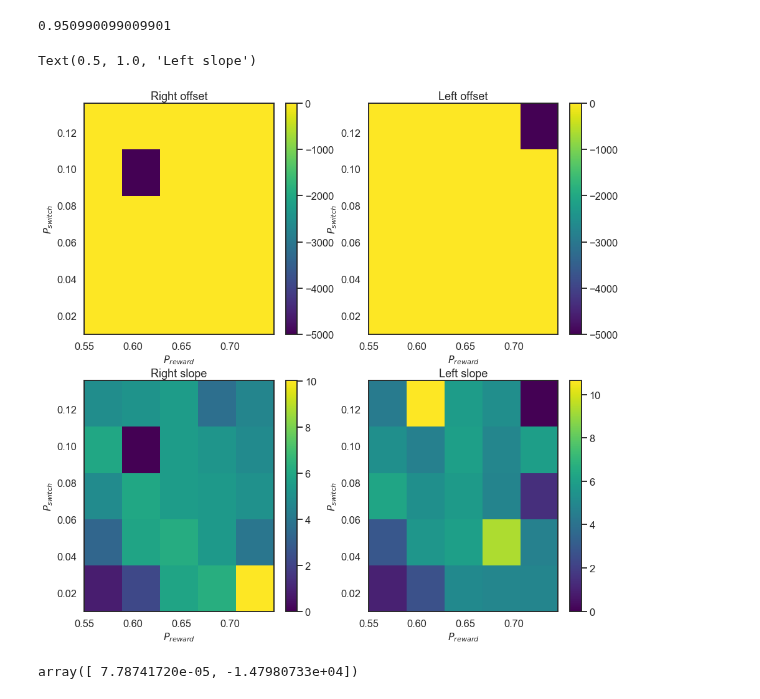
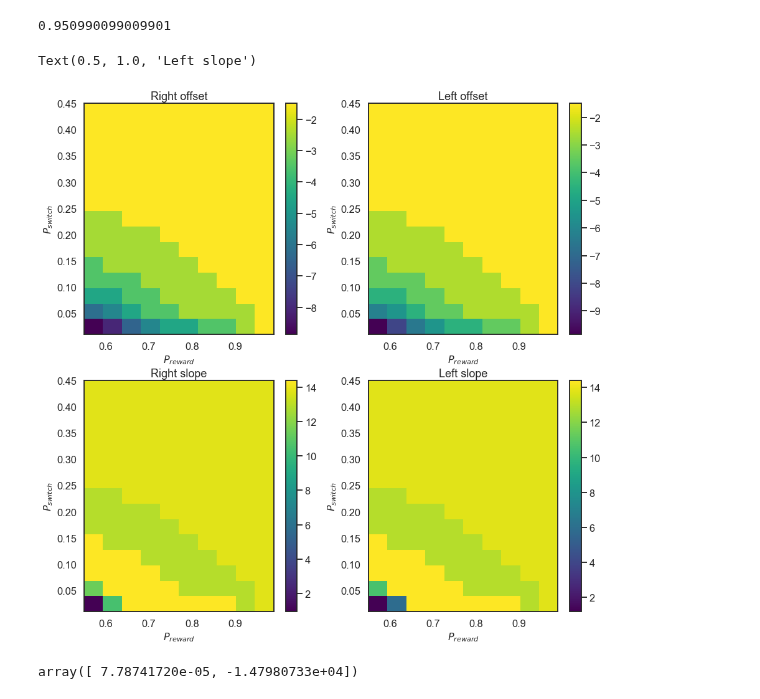
Before and after one commit to nhat-le/switching-simulations, a Jupyter notebook: switchingWorldCharacterization.ipynb, the cells around one changed output. Cells and saved outputs as stored; diff of their text form; code cells hidden in the pictures.

```diff
--- a/switchingWorldCharacterization.ipynb
+++ b/switchingWorldCharacterization.ipynb
@@ -132,8 +146,8 @@ def fit_sigmoidal(choicelst, first_side):
     return pRight, pLeft
 # %%
 np.random.seed(0)
-pswitchlst = np.linspace(0.01, 0.45, 15)[:5]
-prewlst = np.linspace(0.55, 0.99, 10)[:5]
+pswitchlst = np.linspace(0.01, 0.45, 15)
+prewlst = np.linspace(0.55, 0.99, 10)
 
 N_iters = 50
 num_states = 2
@@ -141,7 +155,7 @@ obs_dim = 1
 rlow = 0
 rhigh = 1
 nblocks = 100
-eps = 0.1
+eps = 0
 ntrials_per_block = [15, 25]
 
 T11lst = np.zeros((len(pswitchlst), len(prewlst)))
@@ -335,7 +349,7 @@ plt.figure(figsize=(15, 15))
 plt.subplot(221)
 plt.imshow(PRoffsetlist, origin='lower', cmap='viridis', aspect='auto',
               extent=[min(prewlst), max(prewlst), min(pswitchlst), max(pswitchlst)],
-          vmin=-5000, vmax=0)
+          )
 plt.colorbar()
 
 fontdict = {'fontsize': 16,
@@ -349,35 +363,35 @@ plt.title('Right offset')
 # Plot of transition probability
 plt.subplot(222)
 plt.imshow(PLoffsetlist, aspect='auto', origin='lower', cmap='viridis',
            extent=[min(prewlst), max(prewlst), min(pswitchlst), max(pswitchlst)],
-           vmin=-5000, vmax=0
+
           )
 plt.colorbar()
 plt.xlabel(r'$P_{reward}$', fontdict)
 plt.ylabel(r'$P_{switch}$', fontdict)
 plt.title('Left offset')
 
 plt.subplot(223)
 plt.imshow(PRslopelist, aspect='auto', origin='lower', cmap='viridis',
            extent=[min(prewlst), max(prewlst), min(pswitchlst), max(pswitchlst)],
           )
 plt.colorbar()
 plt.xlabel(r'$P_{reward}$', fontdict)
 plt.ylabel(r'$P_{switch}$', fontdict)
 plt.title('Right slope')
 
 
 plt.subplot(224)
 plt.imshow(-PLslopelist, aspect='auto', origin='lower', cmap='viridis',
            extent=[min(prewlst), max(prewlst), min(pswitchlst), max(pswitchlst)],
           )
 plt.colorbar()
 plt.xlabel(r'$P_{reward}$', fontdict)
 plt.ylabel(r'$P_{switch}$', fontdict)
 plt.title('Left slope')
 # %% [output]
 Text(0.5, 1.0, 'Left slope')
-[figure, old version]
+[figure, new version]
 # %%
 pL
 # %% [output]
```
Also changed, not shown: parts of 5 cells of this notebook.
